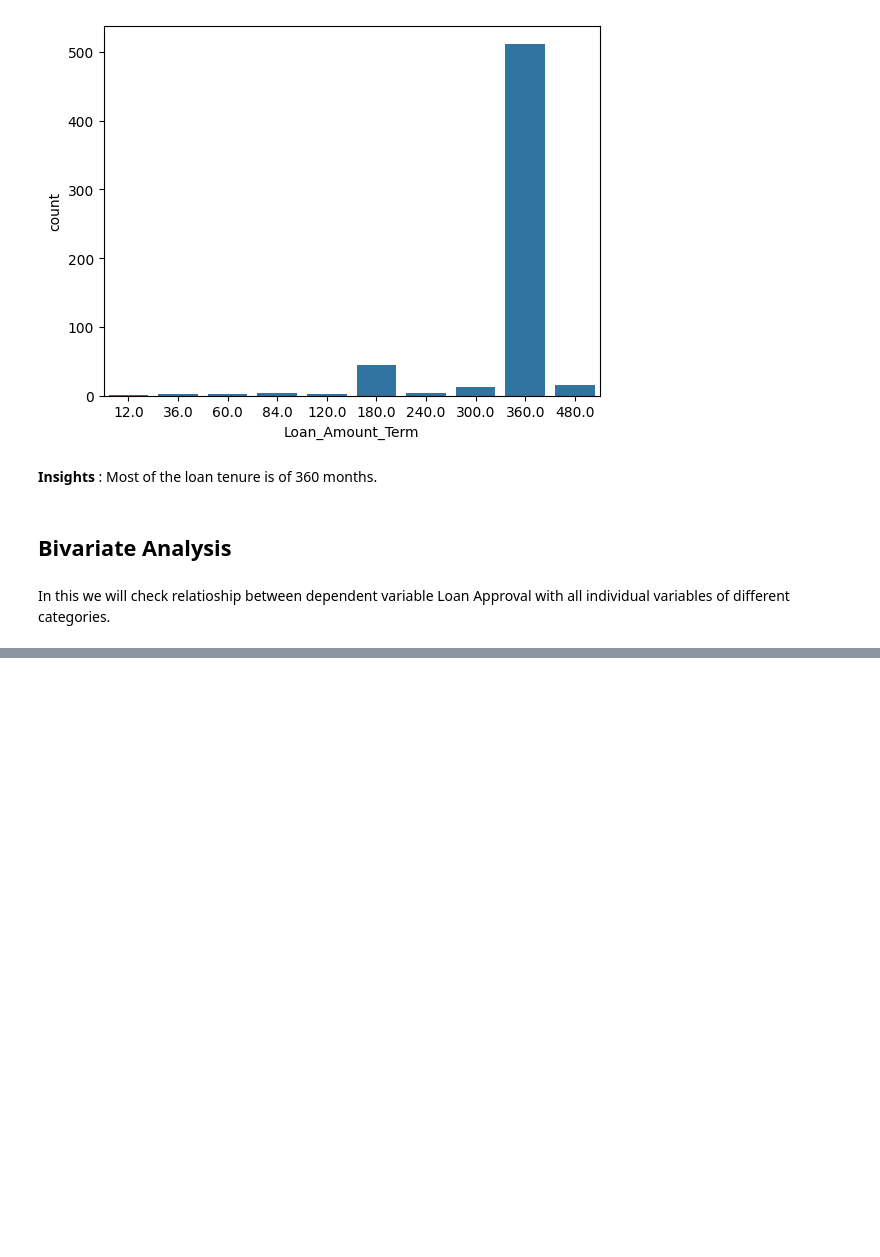
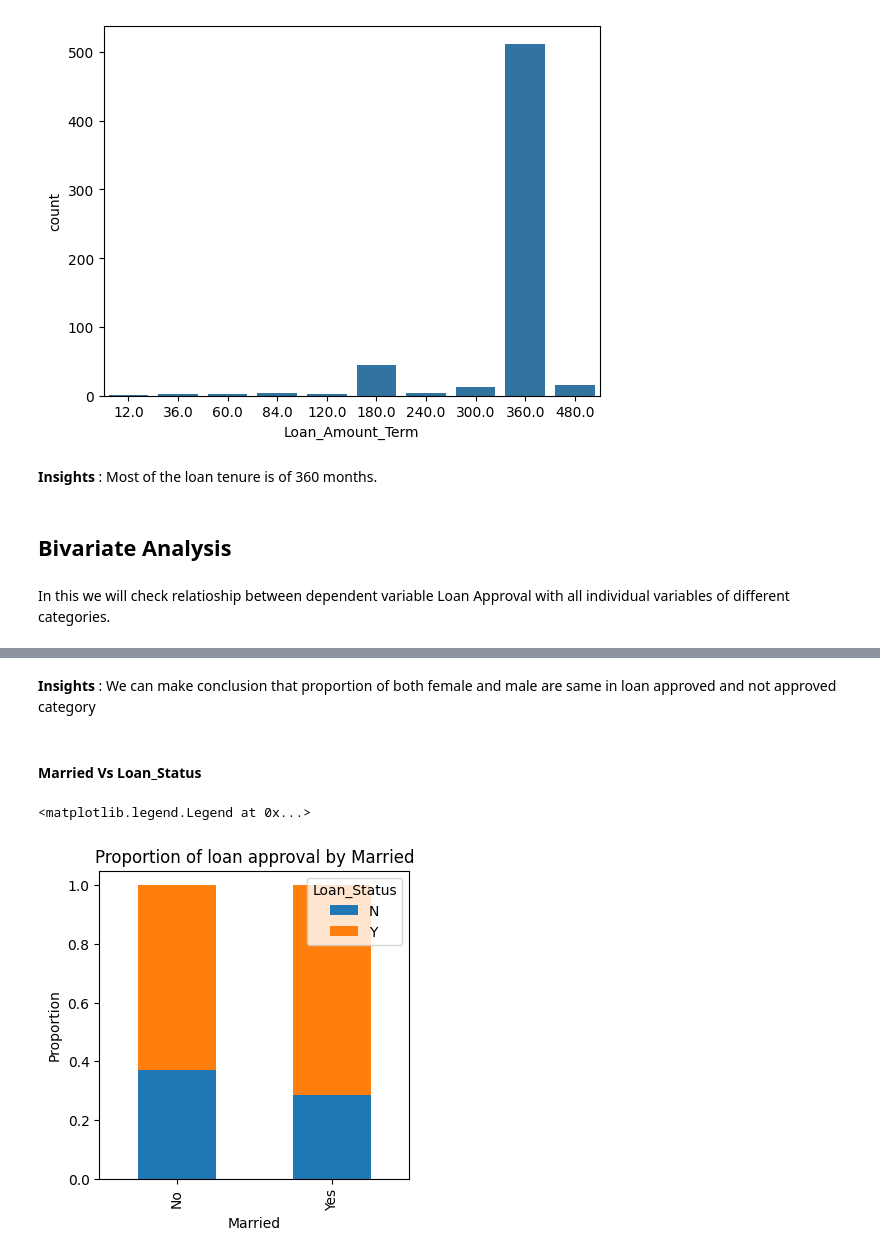
Before and after one commit to aniket15031998/Loan-Prediction-Practice-Problem-Using-Python-, a Jupyter notebook: Loan_Prediction_Problemipynb.ipynb, the cells around one changed output, grey strips where cells are left out. Cells and saved outputs as stored; diff of their text form; code cells hidden in the pictures; blank space fills up the shorter version.

```diff
--- a/Loan_Prediction_Problemipynb.ipynb
+++ b/Loan_Prediction_Problemipynb.ipynb
@@ -408,0 +411,14 @@ for i in ordinal_var:
+# %% [markdown]
+**Insights** : We can make conclusion that proportion of both female and male are same in loan approved and not approved category
+# %% [markdown]
+#### Married Vs Loan_Status
+# %%
+Married=pd.crosstab(train_copy['Married'],train_copy['Loan_Status'])
+Married.div(Married.sum(1).astype(float),axis=0).plot(kind='bar',stacked=True,figsize=(4,4))
+plt.xlabel('Married')
+plt.ylabel('Proportion')
+plt.title('Proportion of loan approval by Married')
+plt.legend(title='Loan_Status',loc='upper right')
+# %% [output]
+<matplotlib.legend.Legend at 0x...>
+[figure, added]
```
Also changed, not shown: parts of 95 cells of this notebook.
